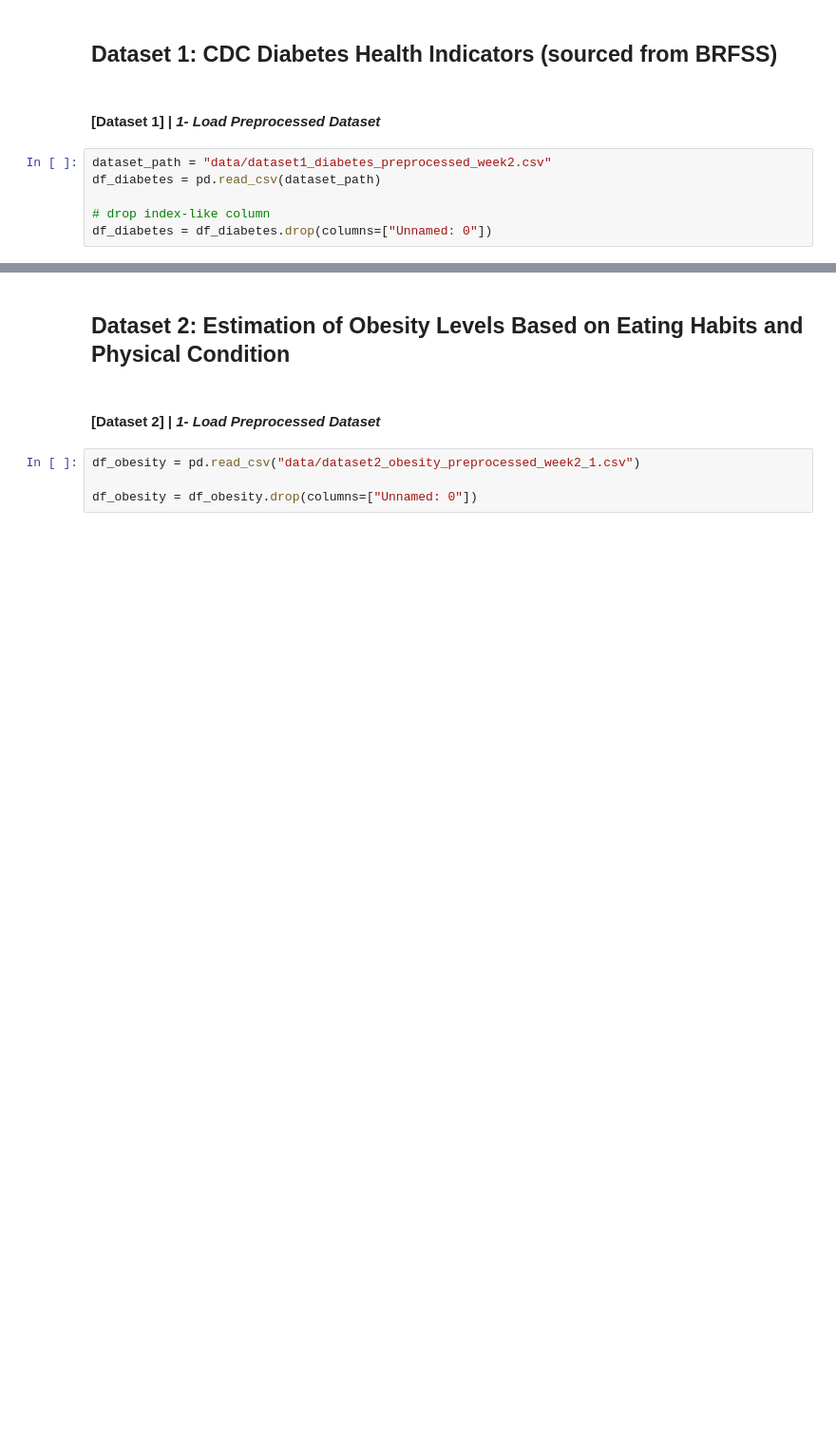
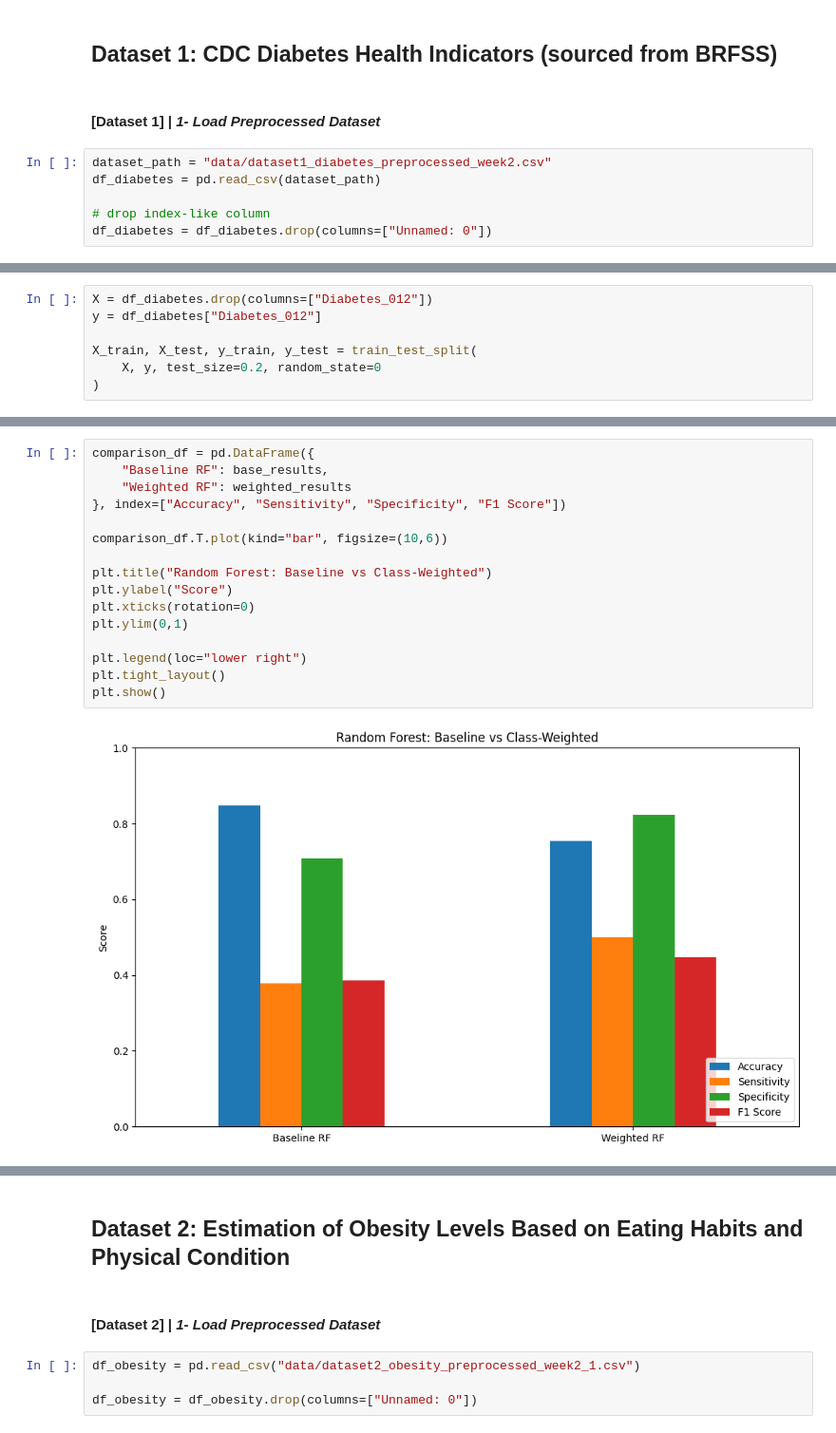
Before and after one commit to jasser-dh/Module-B-semester-2, a Jupyter notebook: OMDS-ModB2-Week11-Dhaouadi-Jasser.ipynb, the cells around one changed output, grey strips where cells are left out. Shown at 95% size. Cells and saved outputs as stored; diff of their text form; blank space fills up the shorter version.

```diff
--- a/OMDS-ModB2-Week11-Dhaouadi-Jasser.ipynb
+++ b/OMDS-ModB2-Week11-Dhaouadi-Jasser.ipynb
@@ -107,0 +128,7 @@ df_diabetes = df_diabetes.drop(columns=["Unnamed: 0"])
+# %%
+X = df_diabetes.drop(columns=["Diabetes_012"])
+y = df_diabetes["Diabetes_012"]
+
+X_train, X_test, y_train, y_test = train_test_split(
+    X, y, test_size=0.2, random_state=0
+)
@@ -107,0 +540,18 @@ df_diabetes = df_diabetes.drop(columns=["Unnamed: 0"])
+# %%
+comparison_df = pd.DataFrame({
+    "Baseline RF": base_results,
+    "Weighted RF": weighted_results
+}, index=["Accuracy", "Sensitivity", "Specificity", "F1 Score"])
+
+comparison_df.T.plot(kind="bar", figsize=(10,6))
+
+plt.title("Random Forest: Baseline vs Class-Weighted")
+plt.ylabel("Score")
+plt.xticks(rotation=0)
+plt.ylim(0,1)
+
+plt.legend(loc="lower right")
+plt.tight_layout()
+plt.show()
+# %% [output]
+[figure, added]
```
Also changed, not shown: parts of 46 cells of this notebook.
